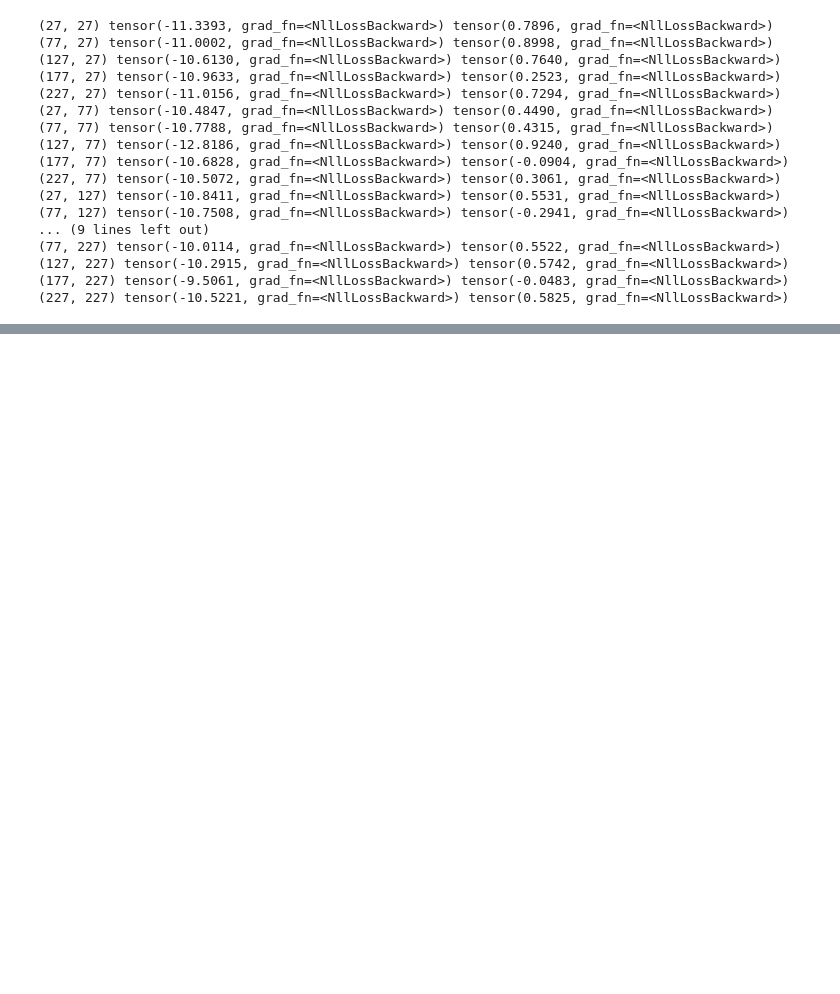
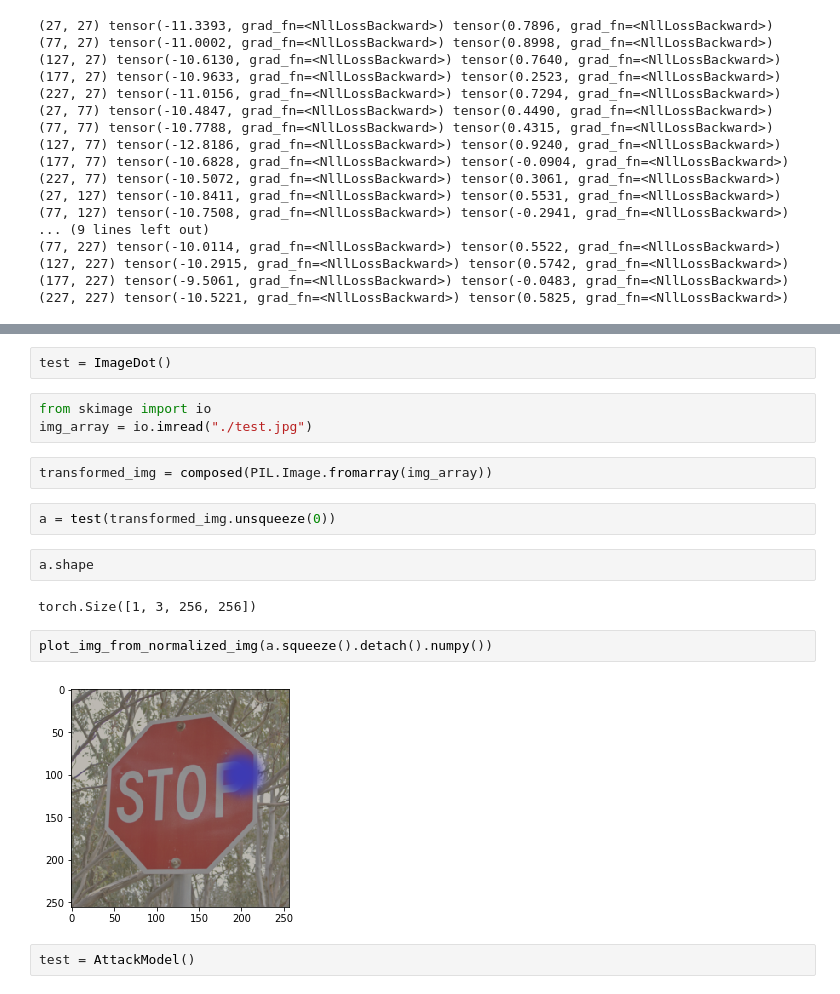
Before and after one commit to yoheikikuta/PyTorch-check, a Jupyter notebook: notebooks/adversarial_sticker_in_digital.ipynb, the cells around one changed output, grey strips where cells are left out. Saved outputs shown, nothing was run; the diff lists cells and outputs as text; blank space fills up the shorter version.

Commit message:
[Update] Add class for ImageDot
But at this stage the back propagation doesn't work well.

```diff
--- a/notebooks/adversarial_sticker_in_digital.ipynb
+++ b/notebooks/adversarial_sticker_in_digital.ipynb
@@ -255,0 +344,19 @@ for pos in position_caididates:
+# %%
+test = ImageDot()
+# %%
+from skimage import io
+img_array = io.imread("./test.jpg")
+# %%
+transformed_img = composed(PIL.Image.fromarray(img_array))
+# %%
+a = test(transformed_img.unsqueeze(0))
+# %%
+a.shape
+# %% [output]
+torch.Size([1, 3, 256, 256])
+# %%
+plot_img_from_normalized_img(a.squeeze().detach().numpy())
+# %% [output]
+[figure, added]
+# %%
+test = AttackModel()
```
Also changed, not shown: parts of 20 cells of this notebook.
